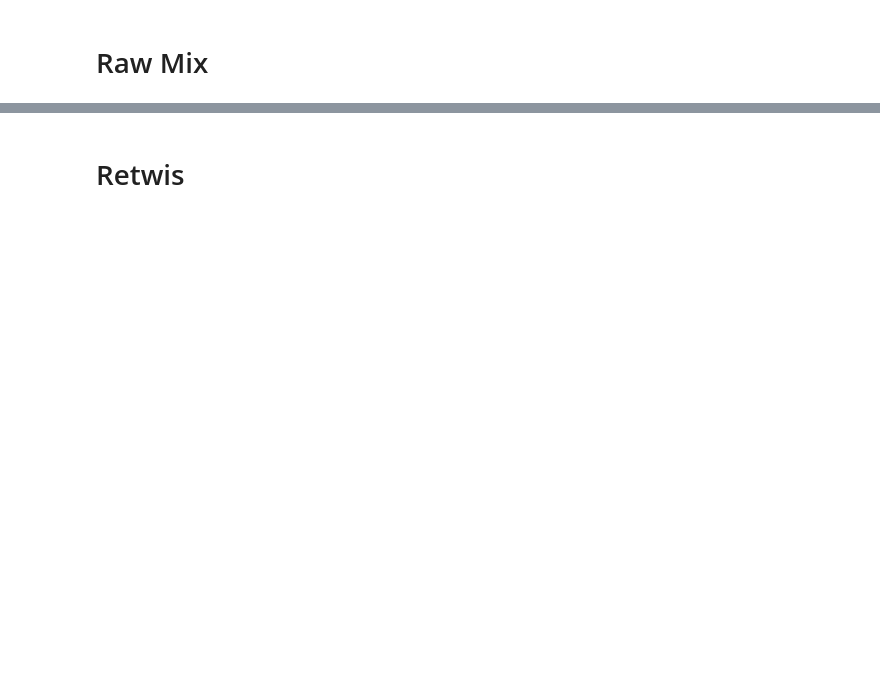
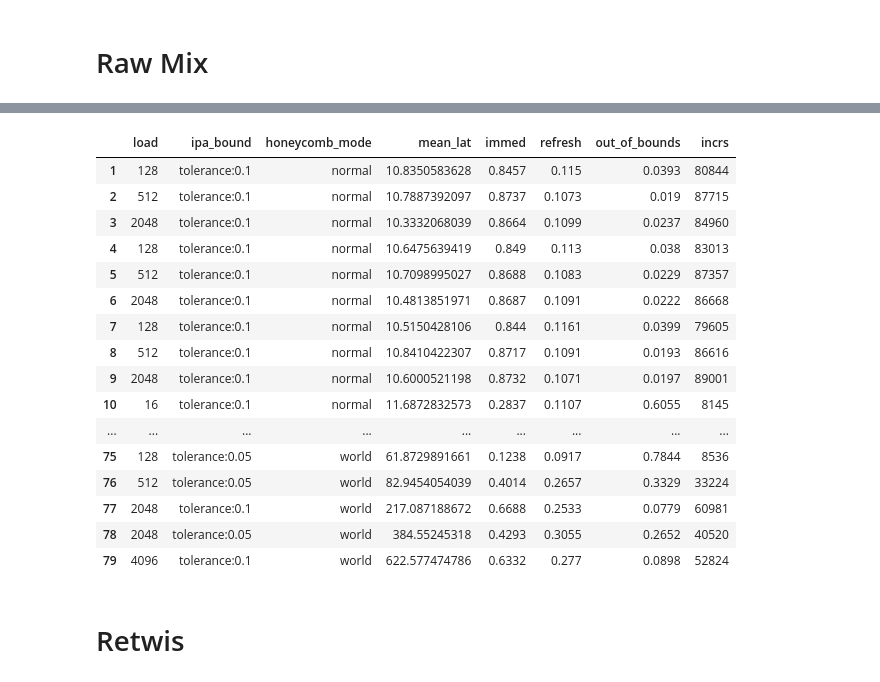
Before and after one commit to bholt/claret-doc, a Jupyter notebook: ipa/plot/RawMixCounter.ipynb, the cells around one changed output, grey strips where cells are left out. Saved outputs shown, nothing was run; the diff lists cells and outputs as text; code cells hidden in the pictures; blank space fills up the shorter version.

```diff
--- a/ipa/plot/RawMixCounter.ipynb
+++ b/ipa/plot/RawMixCounter.ipynb
@@ -47,3 +59,23 @@ sql("SELECT load, ipa_bound, honeycomb_mode, timers_read_latency_mean as mean_la
+# %%
+sql("SELECT load, ipa_bound, honeycomb_mode, timers_read_latency_mean as mean_lat, round(res_immediates_total/res_incrs_total,4) as immed, round(res_refreshes_total/res_incrs_total,4) as refresh, round(res_out_of_bounds_total/res_incrs_total,4) as out_of_bounds, res_incrs_total as incrs FROM s WHERE ipa_bound LIKE '%tolerance%' ORDER BY honeycomb_mode")
+# %% [output]
+|  | load | ipa_bound | honeycomb_mode | mean_lat | immed | refresh | out_of_bounds | incrs |
+| 1 | 128 | tolerance:0.1 | normal | 10.8350583628 | 0.8457 | 0.115 | 0.0393 | 80844 |
+| 2 | 512 | tolerance:0.1 | normal | 10.7887392097 | 0.8737 | 0.1073 | 0.019 | 87715 |
+| 3 | 2048 | tolerance:0.1 | normal | 10.3332068039 | 0.8664 | 0.1099 | 0.0237 | 84960 |
+| 4 | 128 | tolerance:0.1 | normal | 10.6475639419 | 0.849 | 0.113 | 0.038 | 83013 |
+| 5 | 512 | tolerance:0.1 | normal | 10.7098995027 | 0.8688 | 0.1083 | 0.0229 | 87357 |
+| 6 | 2048 | tolerance:0.1 | normal | 10.4813851971 | 0.8687 | 0.1091 | 0.0222 | 86668 |
+| 7 | 128 | tolerance:0.1 | normal | 10.5150428106 | 0.844 | 0.1161 | 0.0399 | 79605 |
+| 8 | 512 | tolerance:0.1 | normal | 10.8410422307 | 0.8717 | 0.1091 | 0.0193 | 86616 |
+| 9 | 2048 | tolerance:0.1 | normal | 10.6000521198 | 0.8732 | 0.1071 | 0.0197 | 89001 |
+| 10 | 16 | tolerance:0.1 | normal | 11.6872832573 | 0.2837 | 0.1107 | 0.6055 | 8145 |
+| ... | ... | ... | ... | ... | ... | ... | ... | ... |
+| 75 | 128 | tolerance:0.05 | world | 61.8729891661 | 0.1238 | 0.0917 | 0.7844 | 8536 |
+| 76 | 512 | tolerance:0.05 | world | 82.9454054039 | 0.4014 | 0.2657 | 0.3329 | 33224 |
+| 77 | 2048 | tolerance:0.1 | world | 217.087188672 | 0.6688 | 0.2533 | 0.0779 | 60981 |
+| 78 | 2048 | tolerance:0.05 | world | 384.55245318 | 0.4293 | 0.3055 | 0.2652 | 40520 |
+| 79 | 4096 | tolerance:0.1 | world | 622.577474786 | 0.6332 | 0.277 | 0.0898 | 52824 |
 # %%
 source('common.r')
 ggplot(subset(s, x <= 4096), aes(
```
Also changed, not shown: parts of 14 cells of this notebook, 2 other files.
